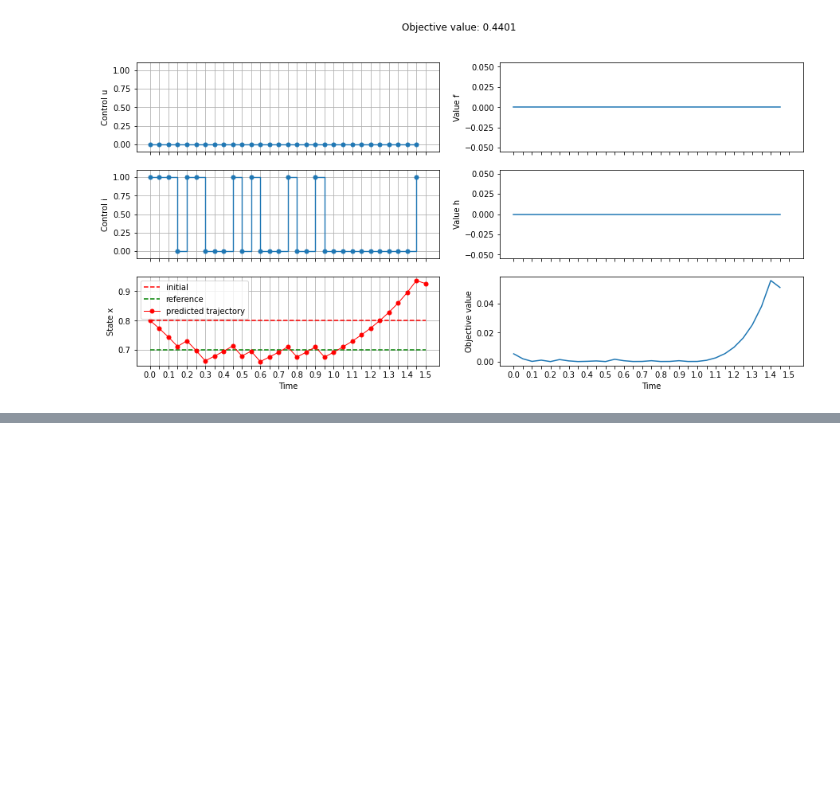
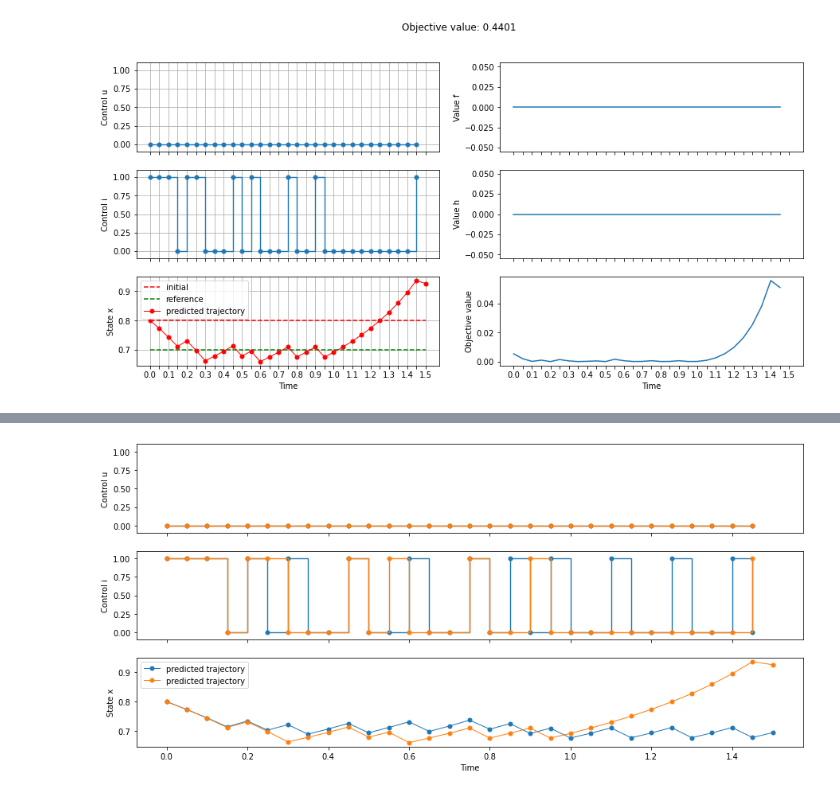
Before and after one commit to anabatsh/Optimal-Control, a Jupyter notebook: MINL Optimal Control.ipynb, the cells around one changed output, grey strips where cells are left out. Saved outputs shown, nothing was run; the diff lists cells and outputs as text; code cells hidden in the pictures; blank space fills up the shorter version.

```diff
--- a/MINL Optimal Control.ipynb
+++ b/MINL Optimal Control.ipynb
@@ -666,0 +700,26 @@ show_results(history_miqp)
+# %%
+fig, axes = plt.subplots(3, 1, figsize=(15, 7), sharex=True)
+
+time = history['time']
+
+axes[0].step(time[:-1], history_minlp['u'][1:], 'o-', markersize=5, linewidth=1.4, where='post')
+axes[0].step(time[:-1], history_miqp['u'][1:], 'o-', markersize=5, linewidth=1.4, where='post')
+axes[0].set_ylim(-0.1, 1.1)
+axes[0].set_ylabel('Control u')
+
+axes[1].step(time[:-1], history_minlp['i'][1:], 'o-', markersize=5, linewidth=1.4, where='post')
+axes[1].step(time[:-1], history_miqp['i'][1:], 'o-', markersize=5, linewidth=1.4, where='post')
+axes[1].set_ylim(-0.1, 1.1)
+axes[1].set_ylabel('Control i')
+
+# axes[2].hlines(x_0, time[0], time[-1], colors='r', linestyles='dashed', label='initial')
+# axes[2].hlines(x_ref, time[0], time[-1], colors='g', linestyles='dashed', label='reference')
+axes[2].plot(time, history_minlp['x'], '-o', markersize=5, linewidth=1, label='predicted trajectory')
+axes[2].plot(time, history_miqp['x'], '-o', markersize=5, linewidth=1, label='predicted trajectory')
+axes[2].legend()
+axes[2].set_ylabel('State x')
+axes[2].set_xlabel('Time')
+
+plt.show()
+# %% [output]
+[figure, added]
```
Also changed, not shown: parts of 2 cells of this notebook.
